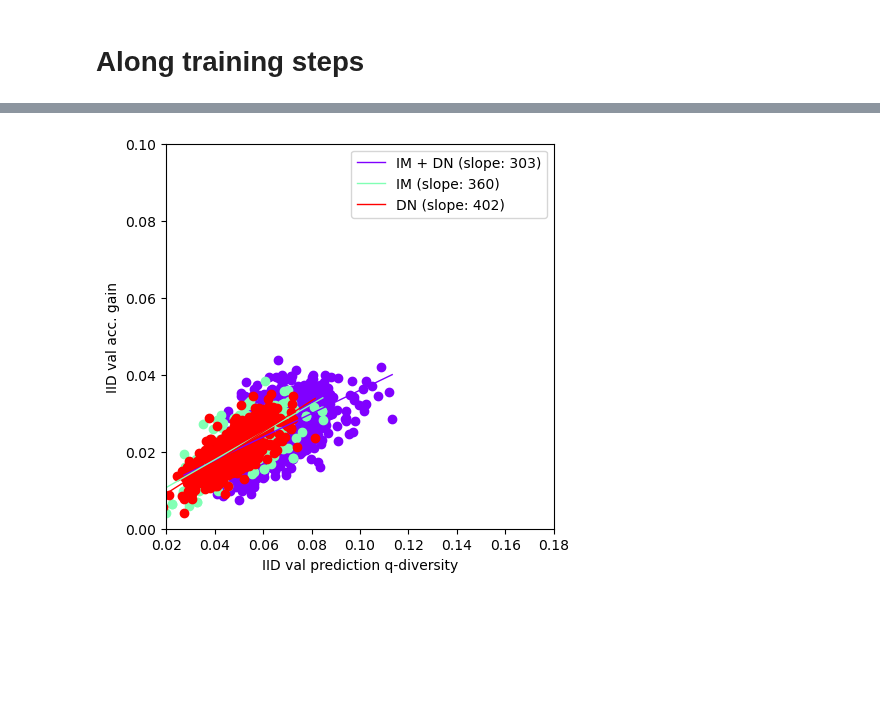
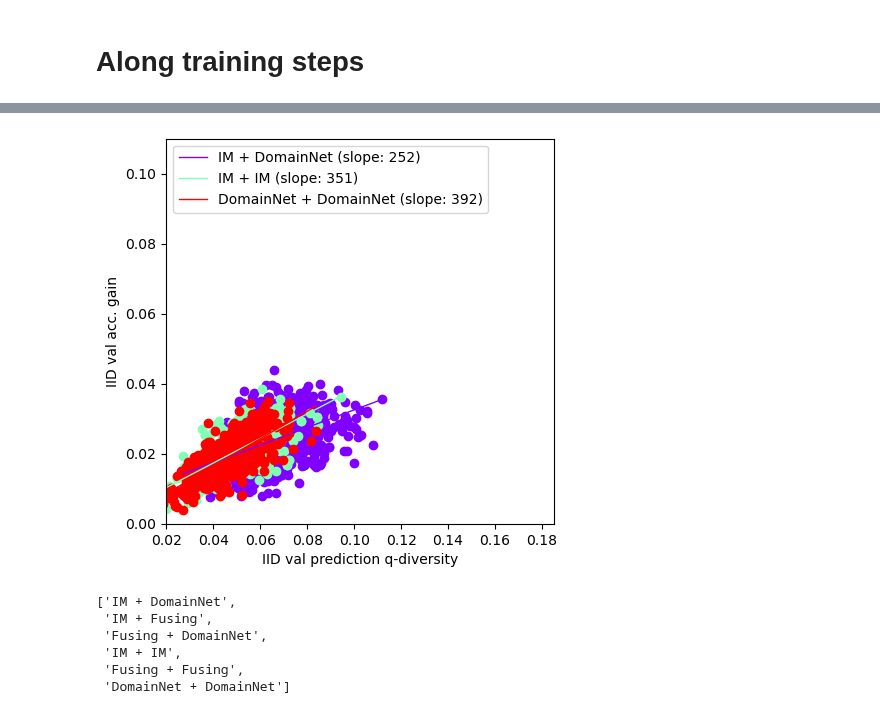
Before and after one commit to alexrame/domainbedv2, a Jupyter notebook: notebooks/recycling/diwa_diversity_versus_accuracy_home.ipynb, the cells around one changed output, grey strips where cells are left out. Drawn from its saved outputs; the diff is of its cells as text; code cells hidden in the pictures; blank space fills up the shorter version.

```diff
--- a/notebooks/recycling/diwa_diversity_versus_accuracy_home.ipynb
+++ b/notebooks/recycling/diwa_diversity_versus_accuracy_home.ipynb
@@ -311,27 +488,0 @@ home0_div_imdn0dn1_idit_step.labels
-# %%
-def merge(l1, l2):
-    for key in l1.keys():
-        if "divd" in key or "divp" in key or "divf" in key or 'max' in key or "ens1h" in key or "length" in key or key in ["dirs", "count"]:
-            continue
-        else:
-            assert key in l2, key
-            value = l2[key]
-            if isinstance(value, str):
-                assert l1[key] == value
-            else:
-                l1[key] = (l1[key] * l1["count"] + l2[key] * 1) / (l1["count"] + 1)
-
-
-home0_div_imdn0dn1_idit_step.lclean = {}
-for k, l in enumerate(home0_div_imdn0dn1_idit_step.l + home0_div_imdn0dn1_isit_step_top2.l):
-    home0_div_imdn0dn1_idit_step.lclean[k] = {}
-    for line in l:
-        if line["step"] in home0_div_imdn0dn1_idit_step.lclean[k]:
-            merge(home0_div_imdn0dn1_idit_step.lclean[k][line["step"]], line)
-            home0_div_imdn0dn1_idit_step.lclean[k][line["step"]]["count"] += 1
-        else:
-            home0_div_imdn0dn1_idit_step.lclean[k][line["step"]] = line
-            home0_div_imdn0dn1_idit_step.lclean[k][line["step"]]["count"] = 1
-home0_div_imdn0dn1_idit_step.clean = {
-    key: list(value.values()) for key, value in home0_div_imdn0dn1_idit_step.lclean.items()
-}
@@ -405,13 +542,27 @@ fig = plot.plot_key(
 # %%
+plot.MUL = 1000
 fig = plot.plot_key(
     home0_div_imdn0dn1_idit_step.l + home0_div_imdn0dn1_isit_step_top2.l,
     labels=home0_div_imdn0dn1_idit_step.labels + home0_div_imdn0dn1_isit_step_top2.labels,
     key1="1-train_divq_netm",
     key2="train_acc-train_acc_netm",
-    lambda_filtering=lambda x: x["step"] > 2000 and x.get("test_env", 0) == 0,
+    #key_clustering="step",
+    #keyerror="divq_netm_std",
+    lambda_filtering=lambda x: x["step"] > 200 and x.get("testenv", 0) == 0,
+    loc="upper left",
+    #order=1,
     list_indexes=[0, 3, 5],
-    _dict_key_to_limit={"1-train_divq_netm": [0.02, 0.18], "train_acc-train_acc_netm": [0.0, 0.10]},
-    order=1
+    _dict_key_to_limit={"1-train_divq_netm": [0.02, 0.185], "train_acc-train_acc_netm": [0.0, 0.11]},
 )
+plot.save_fig(fig, "diwa/fig_dnim_dq_gainiid_home0" + ".png")
 # %% [output]
-[figure, old version]
+[figure, new version]
+# %%
+home0_div_imdn0dn1_idit_step.labels + home0_div_imdn0dn1_isit_step_top2.labels
+# %% [output]
+['IM + DomainNet',
+ 'IM + Fusing',
+ 'Fusing + DomainNet',
+ 'IM + IM',
+ 'Fusing + Fusing',
+ 'DomainNet + DomainNet']
```
Also changed, not shown: parts of 35 cells of this notebook, 15 other files.
